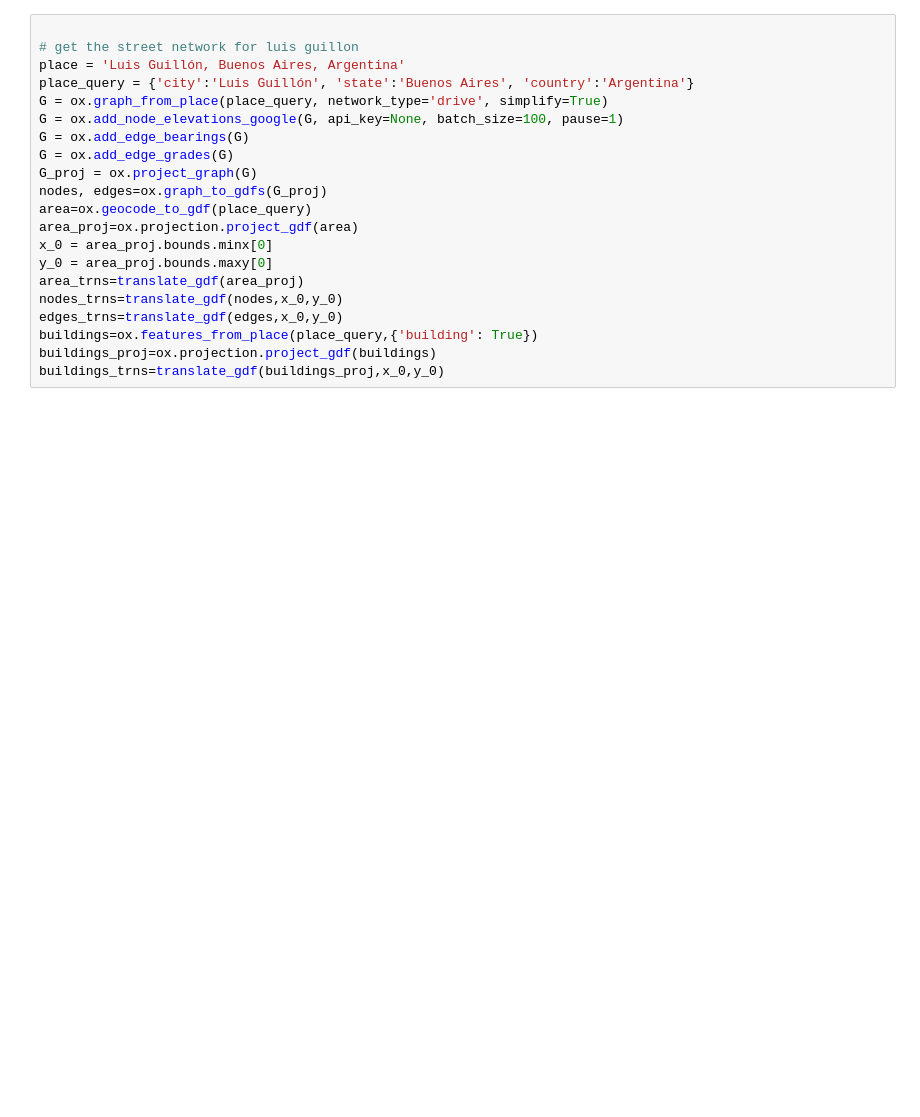
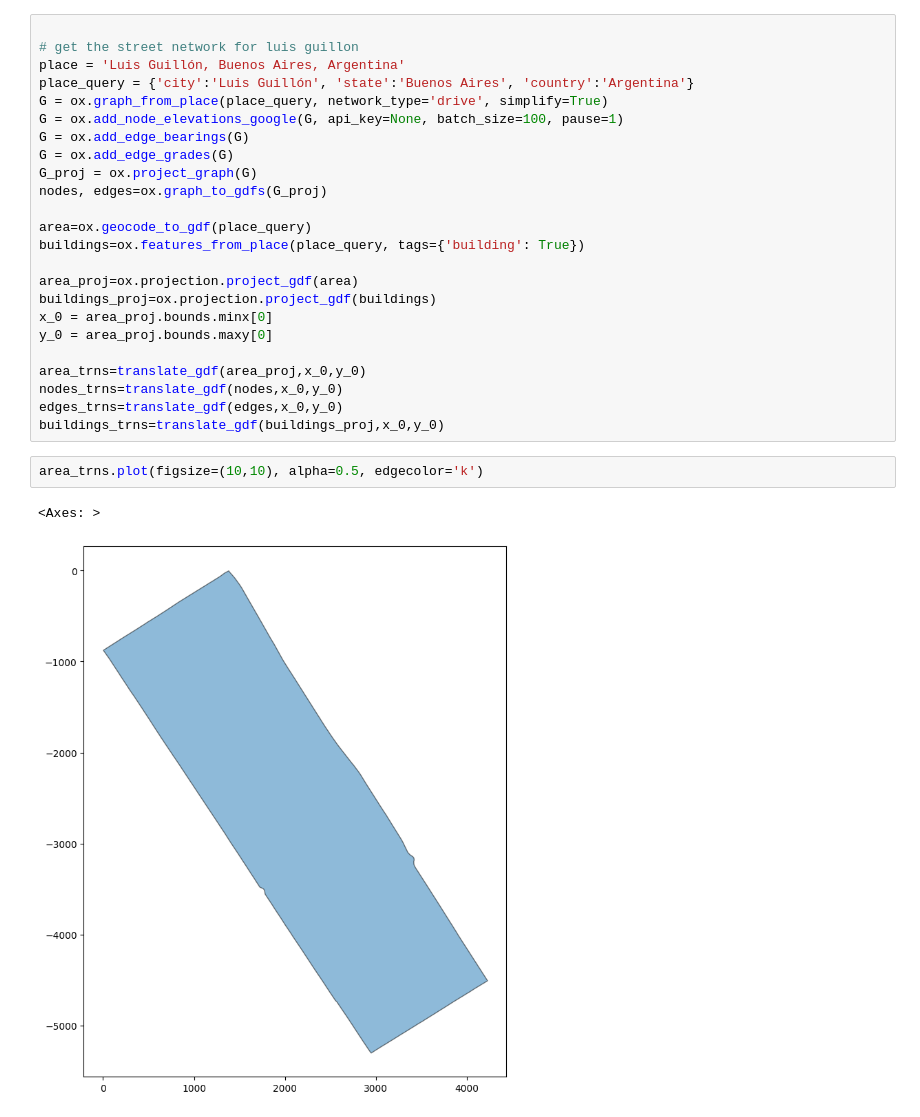
Before and after one commit to Joako360/osm2terrn, a Jupyter notebook: notebooks/osm2tern_notebook.ipynb, the cells around one changed output. Drawn from its saved outputs; the diff is of its cells as text; blank space fills up the shorter version.

```diff
--- a/notebooks/osm2tern_notebook.ipynb
+++ b/notebooks/osm2tern_notebook.ipynb
@@ -26,13 +51,21 @@ G = ox.add_edge_bearings(G)
 G = ox.add_edge_grades(G)
 G_proj = ox.project_graph(G)
 nodes, edges=ox.graph_to_gdfs(G_proj)
+
 area=ox.geocode_to_gdf(place_query)
+buildings=ox.features_from_place(place_query, tags={'building': True})
+
 area_proj=ox.projection.project_gdf(area)
+buildings_proj=ox.projection.project_gdf(buildings)
 x_0 = area_proj.bounds.minx[0]
 y_0 = area_proj.bounds.maxy[0]
-area_trns=translate_gdf(area_proj)
+
+area_trns=translate_gdf(area_proj,x_0,y_0)
 nodes_trns=translate_gdf(nodes,x_0,y_0)
 edges_trns=translate_gdf(edges,x_0,y_0)
-buildings=ox.features_from_place(place_query,{'building': True})
-buildings_proj=ox.projection.project_gdf(buildings)
 buildings_trns=translate_gdf(buildings_proj,x_0,y_0)
+# %%
+area_trns.plot(figsize=(10,10), alpha=0.5, edgecolor='k')
+# %% [output]
+<Axes: >
+[figure, added]
```
Also changed, not shown: parts of 12 cells of this notebook, 24 other files.
